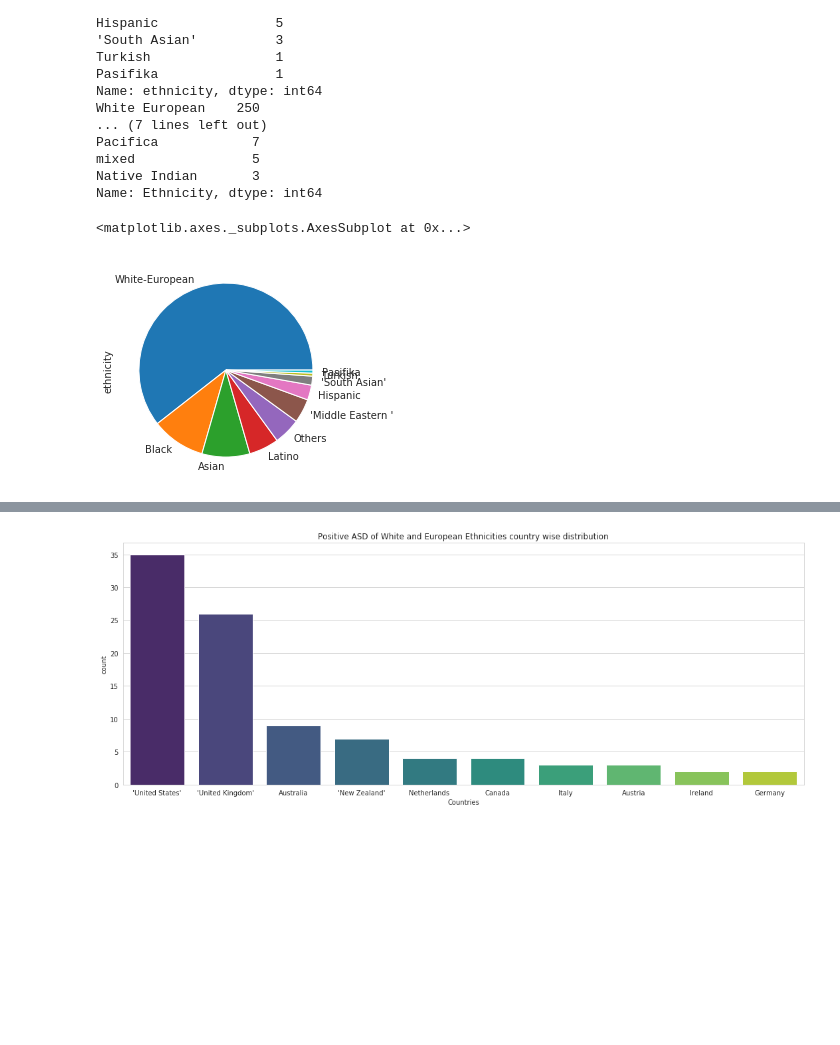
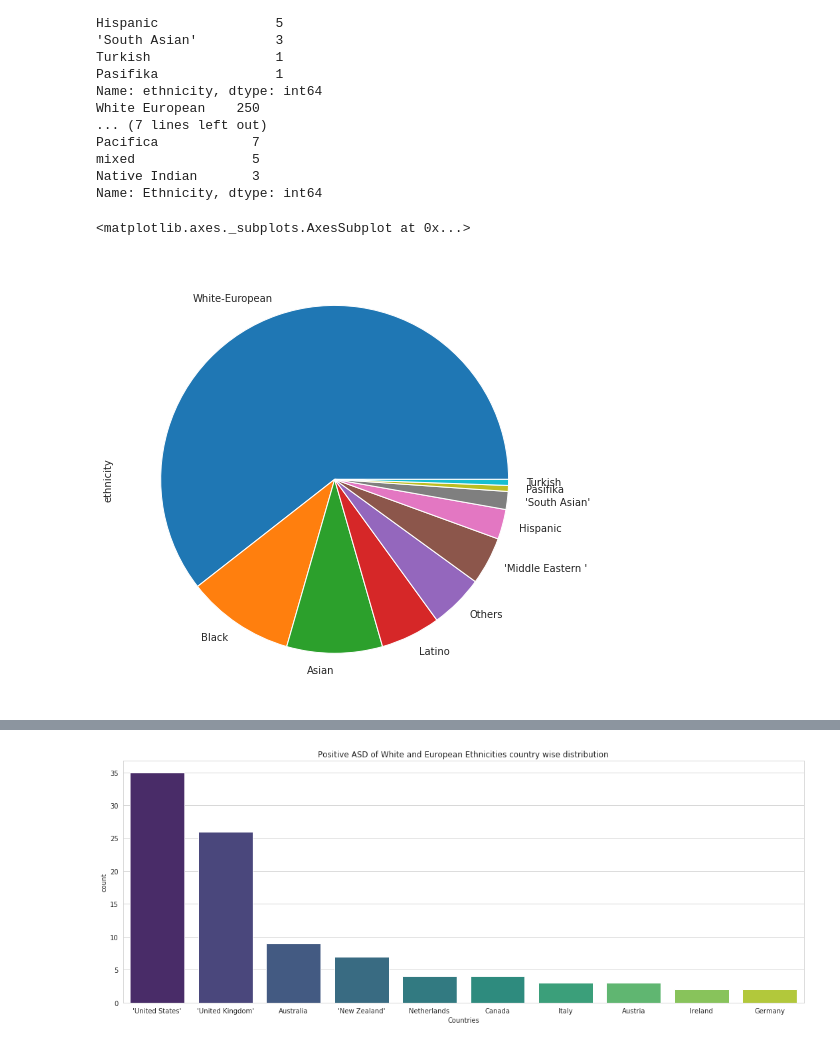
Before and after one commit to srikarpavan/cloud-computing-autism-data-analysis, a Jupyter notebook: autismprediction.ipynb, the cells around one changed output, grey strips where cells are left out. Cells and saved outputs as stored; diff of their text form; code cells hidden in the pictures; blank space fills up the shorter version.

```diff
--- a/autismprediction.ipynb
+++ b/autismprediction.ipynb
@@ -164,8 +212,9 @@ mixed               5
 Native Indian       3
 Name: Ethnicity, dtype: int64
 # %%
+plt.figure(figsize=(20,8))
 data1['ethnicity'].value_counts().plot(kind='pie')
 # %% [output]
 <matplotlib.axes._subplots.AxesSubplot at 0x...>
-[figure, old version]
+[figure, new version]
 # %%
```
Also changed, not shown: parts of 12 cells of this notebook.
